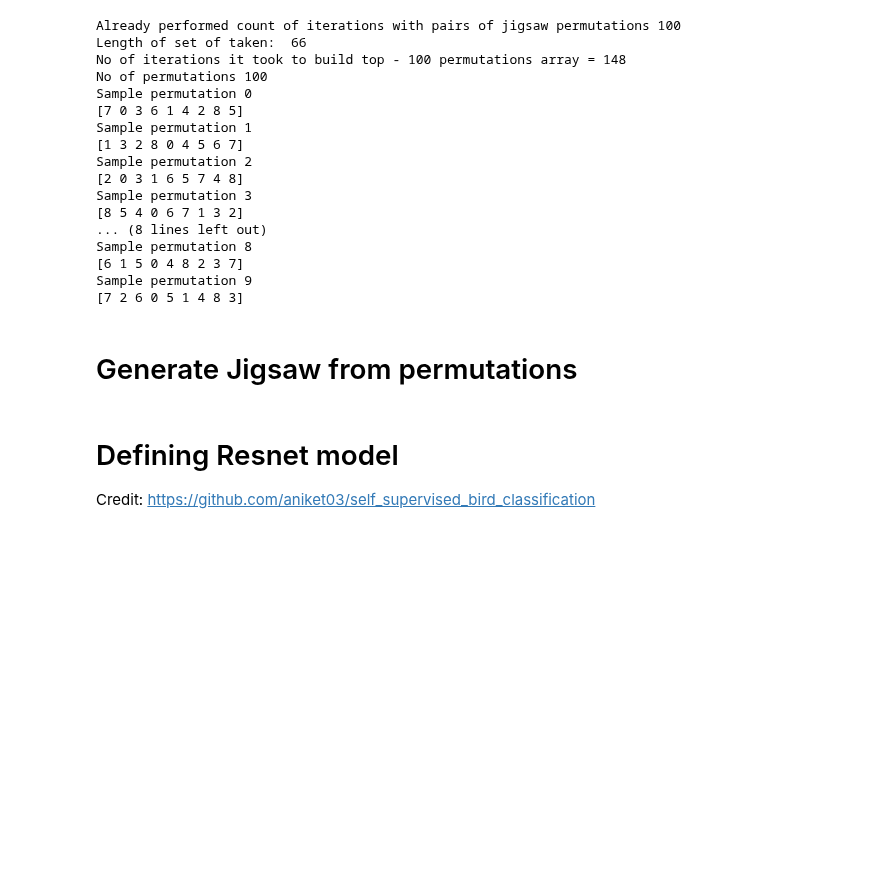
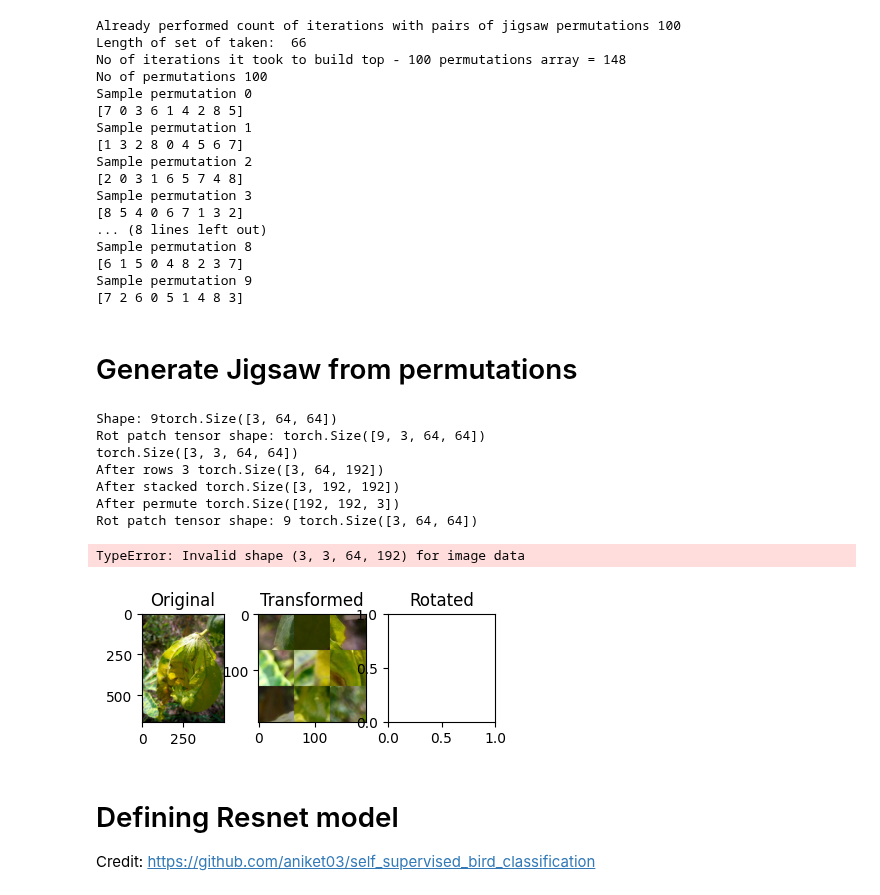
Before and after one commit to ghawkes333/JigsawSolver, a Jupyter notebook: Jigsaw_as_Pretext_task/Jigsaw_pretext.ipynb, the cells around one changed output. Saved outputs shown, nothing was run; the diff lists cells and outputs as text; code cells hidden in the pictures; blank space fills up the shorter version.

Commit message:
Transform before rotation

```diff
--- a/Jigsaw_as_Pretext_task/Jigsaw_pretext.ipynb
+++ b/Jigsaw_as_Pretext_task/Jigsaw_pretext.ipynb
@@ -412,6 +456,44 @@ class JigsawPuzzleDatasetWithRotation(Dataset):
 
         # Return patches, permutation, and rotation
         return patch_tensor, perm_tensor, rot_tensor
+# %%
+# Test
+
+from torch import optim
+from torch.optim.lr_scheduler import ReduceLROnPlateau
+from torch.utils.data import DataLoader
+from torch.utils.data.dataset import ConcatDataset
+from torchvision.transforms import transforms
+
+# from google.colab import drive
+# from matplotlib import pyplot as plt
+# drive.mount('/content/drive/')
+
+paths = ["/content/drive/MyDrive/COMP 6970 - Computer Vision/Final Project/extraimages_small/extra-image-100.jpg"]
+# Define data transforms
+data_transform = transforms.Compose([
+    transforms.RandomCrop((64, 64)),
+    transforms.ColorJitter(brightness=[0.5, 1.5]),
+    transforms.ToTensor(),
+    # transforms.Normalize([0.485, 0.456, 0.406], [0.229, 0.224, 0.225]),
+])
+
+dataset = JigsawPuzzleDatasetWithRotation(paths, transform=data_transform)
+loader = DataLoader(dataset, batch_size=1, shuffle=True)
+
+for d in loader:
+    print(d)
+    break
+# %% [output]
+Shape: 9torch.Size([3, 64, 64])
+Rot patch tensor shape: torch.Size([9, 3, 64, 64])
+torch.Size([3, 3, 64, 64])
+After rows 3 torch.Size([3, 64, 192])
+After stacked torch.Size([3, 192, 192])
+After permute torch.Size([192, 192, 3])
+Rot patch tensor shape: 9 torch.Size([3, 64, 64])
+TypeError: Invalid shape (3, 3, 64, 192) for image data
+[figure, added]
 # %% [markdown]
 # Defining Resnet model
 Credit: https://github.com/aniket03/self_supervised_bird_classification
```
Also changed, not shown: parts of 2 cells of this notebook.
